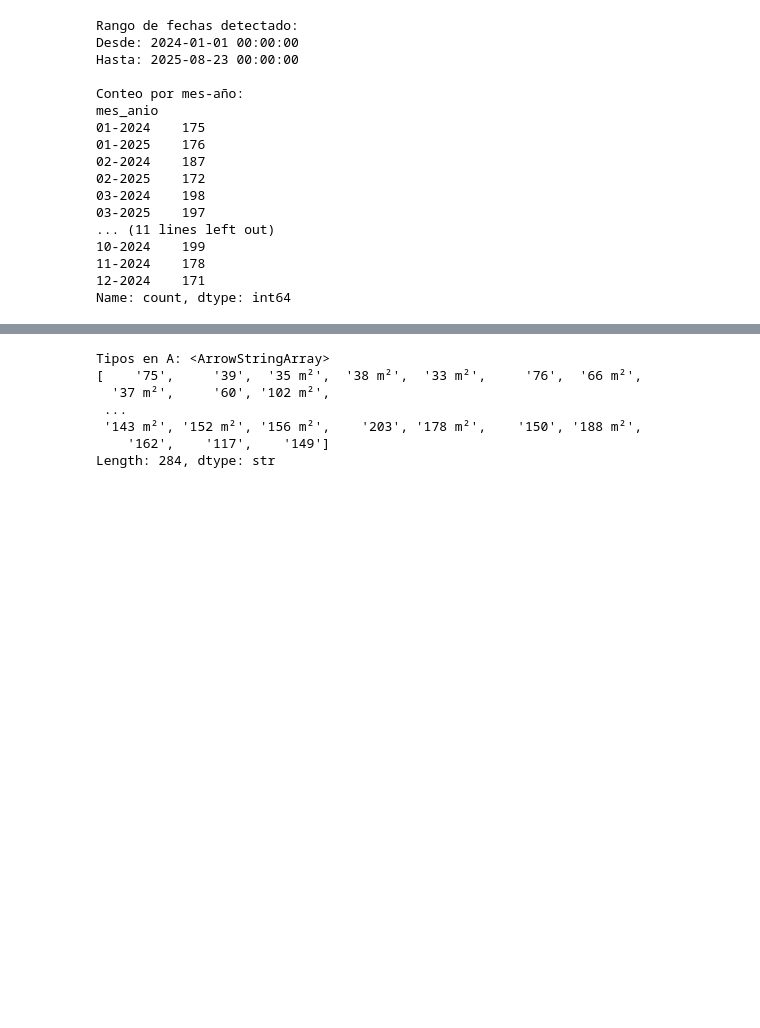
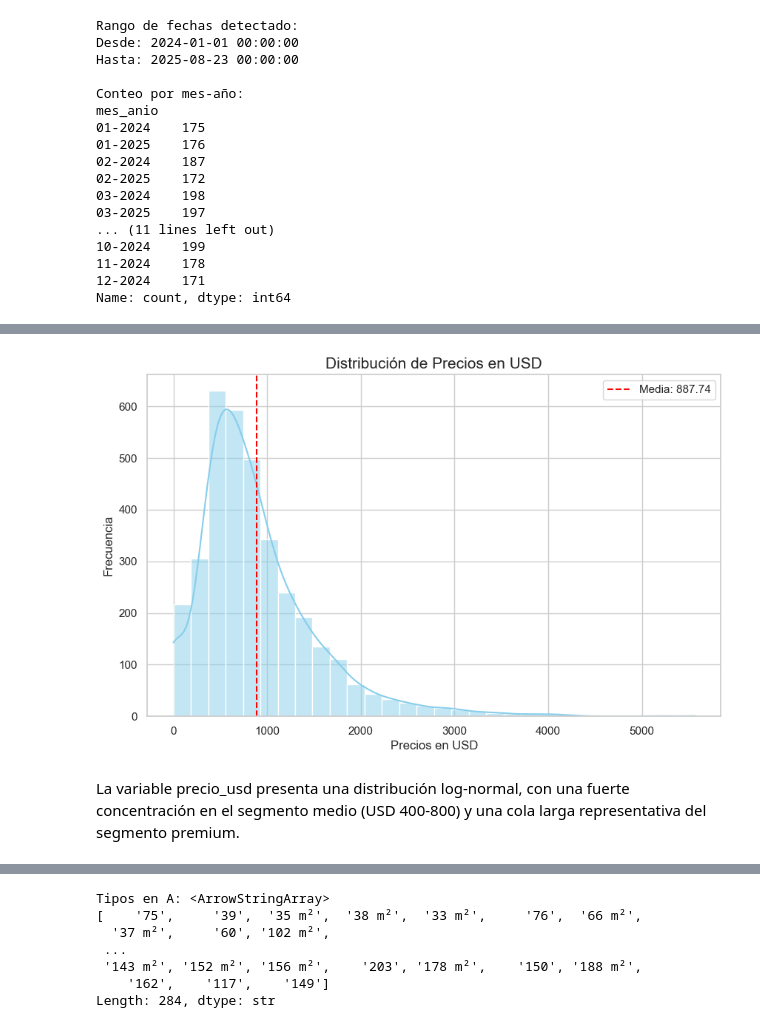
Before and after one commit to Belc-da/prueba-tecnica-ds-propiedata, a Jupyter notebook: notebooks/01_limpieza.ipynb, the cells around one changed output, grey strips where cells are left out. Drawn from its saved outputs; the diff is of its cells as text; code cells hidden in the pictures; blank space fills up the shorter version.

```diff
--- a/notebooks/01_limpieza.ipynb
+++ b/notebooks/01_limpieza.ipynb
@@ -189,0 +261,20 @@ print(a[['moneda', 'precio_limpio', 'precio_final_usd']].head())
+# %%
+##Se visualiza la distribución del nuevo campo precio_usd:
+sns.set_theme(style="whitegrid")
+plt.figure(figsize=(10, 6))
+
+# Histograma
+sns.histplot(a['precio_usd'], kde=True, color="skyblue", bins=30)
+
+plt.axvline(a['precio_usd'].mean(), color='red', linestyle='--', label=f"Media: {a['precio_usd'].mean():.2f}")
+
+plt.title('Distribución de Precios en USD', fontsize=15)
+plt.xlabel('Precios en USD', fontsize=12)
+plt.ylabel('Frecuencia', fontsize=12)
+plt.legend()
+
+plt.show()
+# %% [output]
+[figure, added]
+# %% [markdown]
+La variable precio_usd presenta una distribución log-normal, con una fuerte concentración en el segmento medio (USD 400-800) y una cola larga representativa del segmento premium.
```
Also changed, not shown: parts of 27 cells of this notebook, 1 other file.
